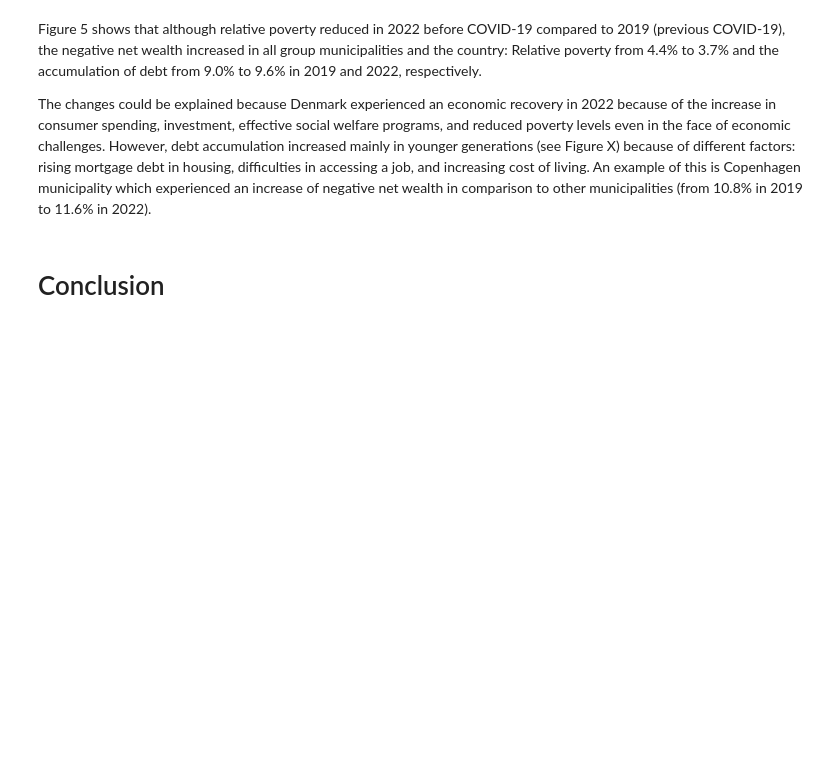
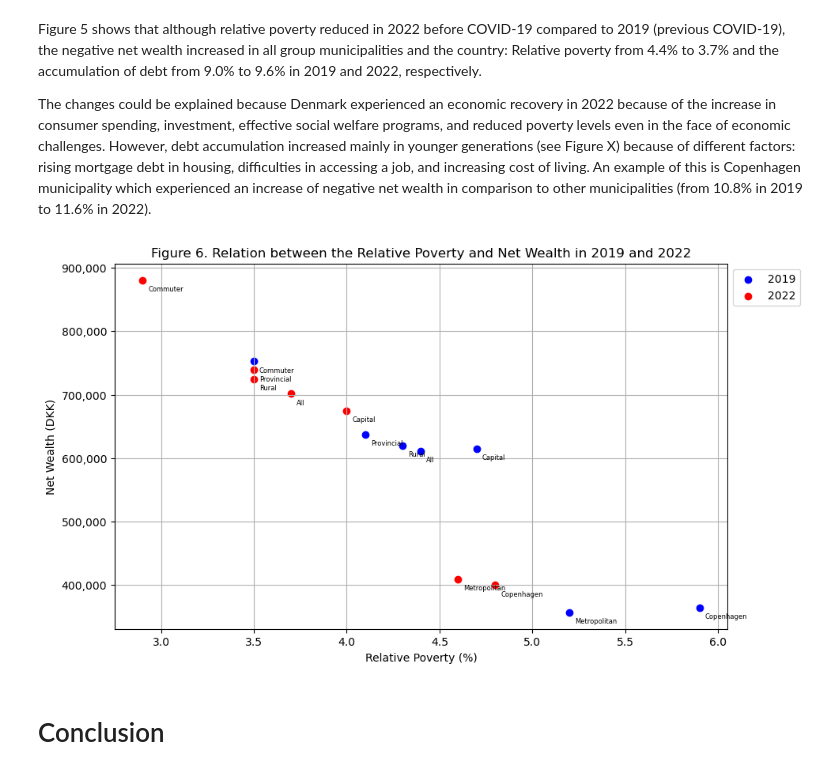
Before and after one commit to NumEconCopenhagen/projects-2024-petra-maritza-noah, a Jupyter notebook: dataproject/Maritza.ipynb, the cells around one changed output. Saved outputs shown, nothing was run; the diff lists cells and outputs as text; code cells hidden in the pictures; blank space fills up the shorter version.

```diff
--- a/dataproject/Maritza.ipynb
+++ b/dataproject/Maritza.ipynb
@@ -344,2 +397,46 @@ The changes could be explained because Denmark experienced an economic recovery
+# %%
+# Merging the relative poverty and net wealth
+merged_rp_nw = pd.merge(rp, nw, on=['location', 'year'])
+merged_rp_nw.to_csv('rp_nw_yrs.csv', index=False)
+#print(merged_rp_nw)
+# %%
+#Plotting the relative poverty and negative net wealth for 2019 and 2022
+import matplotlib.ticker as ticker
+rp_nw = merged_rp_nw
+rp_nw_2019 = merged_rp_nw[merged_rp_nw['year'] == 2019]
+rp_nw_2022 = merged_rp_nw[merged_rp_nw['year'] == 2022]
+
+# Extracting variables for 2019
+location_2019 = rp_nw_2019['location']
+relative_poverty_2019 = rp_nw_2019['relative_poverty']
+net_wealth_2019 = rp_nw_2019['net_wealth']
+
+# Extracting variables for 2022
+location_2022 = rp_nw_2022['location']
+relative_poverty_2022 = rp_nw_2022['relative_poverty']
+net_wealth_2022 = rp_nw_2022['net_wealth']
+
+# Plotting scatter plot for 2019 (blue color)
+plt.figure(figsize=(10,6))
+plt.scatter(relative_poverty_2019, net_wealth_2019, color='blue', label='2019')
+
+# Plotting scatter plot for 2022 (red color)
+plt.scatter(relative_poverty_2022, net_wealth_2022, color='red', label='2022')
+plt.gca().yaxis.set_major_formatter(ticker.StrMethodFormatter('{x:,.0f}'))
+
+# Annotating each point with the corresponding location for 2022
+for i, txt in enumerate(location_2019):
+    plt.annotate(txt.split()[0], (relative_poverty_2019.iloc[i], net_wealth_2019.iloc[i]), fontsize=6, xytext=(5,-10), textcoords='offset points')
+for i, txt in enumerate(location_2022):
+    plt.annotate(txt.split()[0], (relative_poverty_2022.iloc[i], net_wealth_2022.iloc[i]), fontsize=6, xytext=(5,-10), textcoords='offset points')
+
+plt.grid(True)
+plt.title('Figure 6. Relation between the Relative Poverty and Net Wealth in 2019 and 2022')
+plt.xlabel('Relative Poverty (%)')
+plt.ylabel('Net Wealth (DKK)')
+plt.legend(loc='upper left', bbox_to_anchor=(1, 1))
+plt.show()
+# %% [output]
+[figure, added]
 # %% [markdown]
 # Conclusion
```
Also changed, not shown: parts of 15 cells of this notebook, 2 other files.
